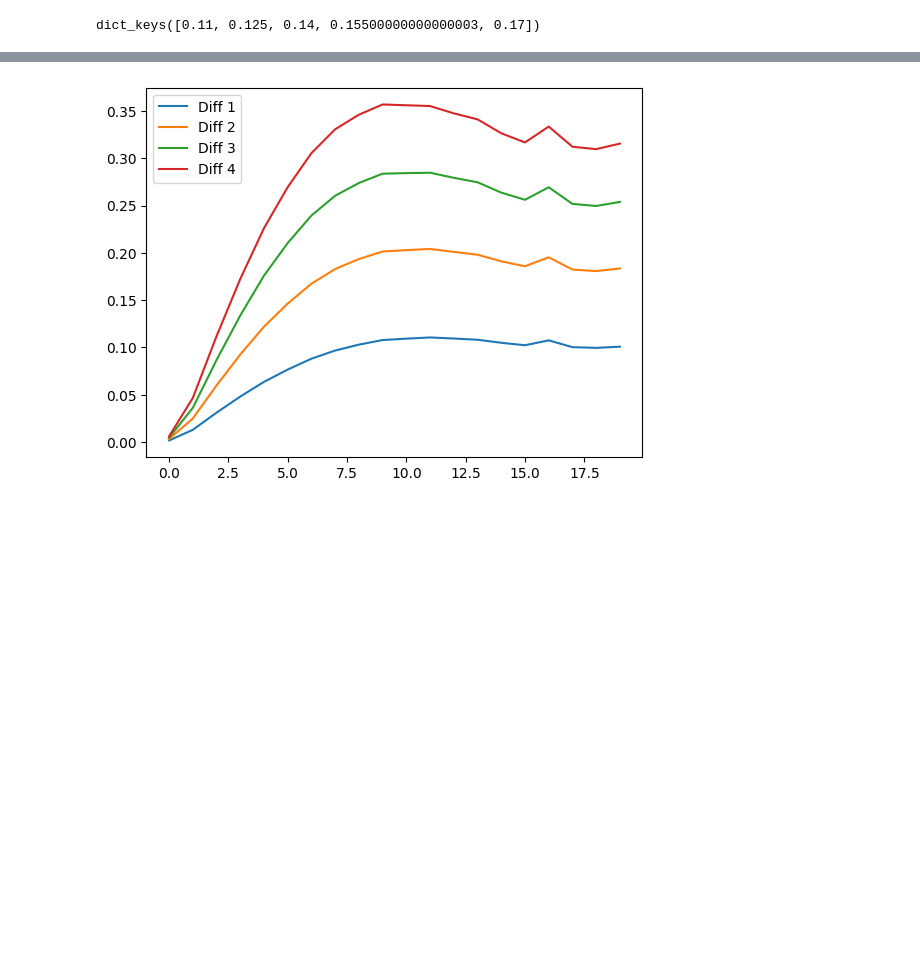
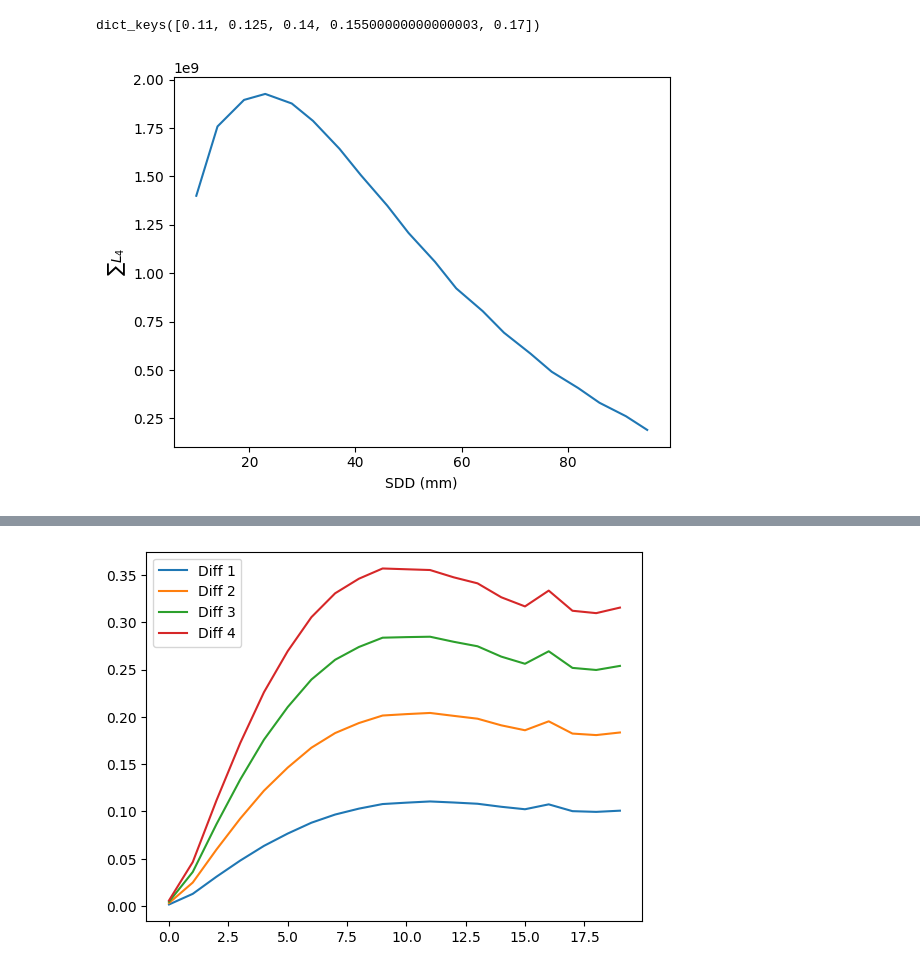
Before and after one commit to dip987/tfo_sensitivity, a Jupyter notebook: notebooks/log_difference_plots.ipynb, the cells around one changed output, grey strips where cells are left out. Cells and saved outputs as stored; diff of their text form; code cells hidden in the pictures; blank space fills up the shorter version.

```diff
--- a/notebooks/log_difference_plots.ipynb
+++ b/notebooks/log_difference_plots.ipynb
@@ -63,17 +63,20 @@ log_diff2 = np.log(i1) - np.log(i3)
 log_diff3 = np.log(i1) - np.log(i4)
 log_diff4 = np.log(i1) - np.log(i5)
 # %%
-# raw_sim_data['SDD'] = raw_sim_data['X'] - 100.
-# raw_sim_data.drop(columns=['X', 'Y', 'Z'], inplace=True)
+raw_sim_data['SDD'] = raw_sim_data['X'] - 100.
+raw_sim_data.drop(columns=['X', 'Y', 'Z'], inplace=True)
 # %%
-# raw_sim_data['Path'] = raw_sim_data['L1 ppath'] + raw_sim_data['L2 ppath'] + raw_sim_data['L3 ppath'] + raw_sim_data['L4 ppath']
+raw_sim_data['Path'] = raw_sim_data['L1 ppath'] + raw_sim_data['L2 ppath'] + raw_sim_data['L3 ppath'] + raw_sim_data['L4 ppath']
 # %%
-# sum_L = raw_sim_data.groupby('SDD')['L4 ppath'].mean()
+mean_L = raw_sim_data.groupby('SDD')['L4 ppath'].mean()
+sum_L = raw_sim_data.groupby('SDD')['L4 ppath'].sum()
 # sum_L = raw_sim_data.groupby('SDD')['Path'].mean()
 # %%
-# plt.figure()
-# plt.plot(sum_L)
-# plt.ylabel('$\sum L_4$')
-# # plt.ylabel(r'$\mathbb{E}\{L_4\}$')
-# plt.xlabel('SDD (mm)')
-# plt.show()
+plt.figure()
+plt.plot(sum_L)
+plt.ylabel('$\sum L_4$')
+# plt.ylabel(r'$\mathbb{E}\{L_4\}$')
+plt.xlabel('SDD (mm)')
+plt.show()
+# %% [output]
+[figure, added]
```
Also changed, not shown: parts of 1 cell of this notebook, 2 other files.
